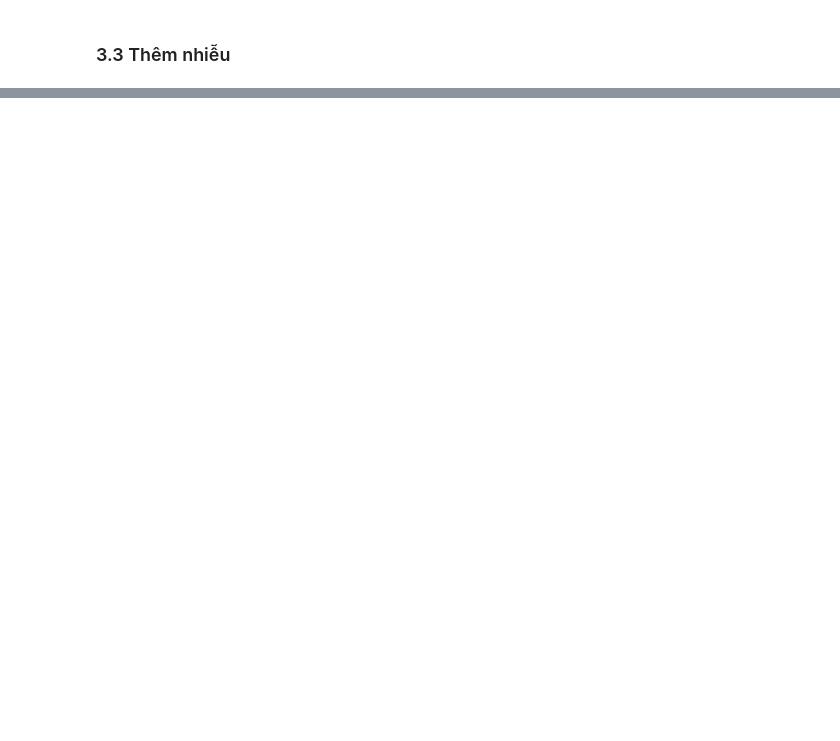
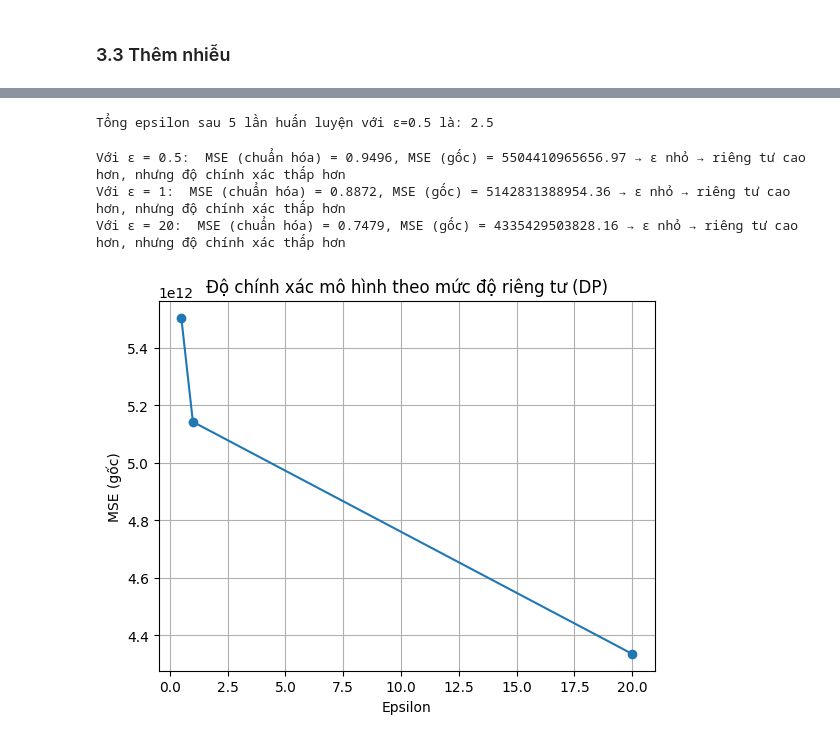
Before and after one commit to Thoai-Teddy/DP---FinalProject, a Jupyter notebook: Source.ipynb, the cells around one changed output, grey strips where cells are left out. Saved outputs shown, nothing was run; the diff lists cells and outputs as text; code cells hidden in the pictures; blank space fills up the shorter version.

```diff
--- a/Source.ipynb
+++ b/Source.ipynb
@@ -67,9 +71,15 @@ for col in ['Engine', 'Max Power', 'Max Torque']:
 categorical_cols = ['Make', 'Model', 'Fuel Type', 'Transmission', 'Location',
                     'Color', 'Owner', 'Seller Type', 'Drivetrain']
 mappings = {}
+# Lưu mode để xử lý NaN trong test
+categorical_modes = {}
+categorical_means = {}
+categorical_stds = {}
+train_data_means = {}
+train_data_stds = {}
 
-print("Missing before fill:")
-print(train_data[categorical_cols].isna().sum())
+# print("Missing before fill:")
+# print(train_data[categorical_cols].isna().sum())
 
 # Với categorical NaN -> Điền thiếu bằng mode (giá trị xuất hiện nhiều nhất)
 for col in categorical_cols:
@@ -79,7 +89,8 @@ for col in categorical_cols:
 # In ra giá trị được fill
 for col in categorical_cols:
     mode = train_data[col].mode()[0]
-    print(f"Mode of {col}: {mode}")
+    categorical_modes[col] = mode
+    # print(f"Mode of {col}: {mode}")
 
 # Label encoding
 for col in categorical_cols:
@@ -91,22 +102,24 @@ for col in categorical_cols:
     std = train_data[col].std()
     if std == 0:
         std = 1e-8  # tránh chia 0
+    categorical_means[col] = mean
+    categorical_stds[col] = std
     train_data[col] = (train_data[col] - mean) / std
 
 # Với numeric NaN -> trung bình cột train
 numeric_cols = ['Year', 'Kilometer', 'Engine', 'Max Power', 'Max Torque',
                 'Length', 'Width', 'Height', 'Seating Capacity', 'Fuel Tank Capacity']
-for col in numeric_cols:
-    mean = train_data[col].mean()
-    train_data[col] = train_data[col].fillna(mean)
 
-# Bước 4: Chuẩn hóa dữ liệu numeric
 for col in numeric_cols:
     mean = train_data[col].mean()
     std = train_data[col].std()
     if std == 0:
-        std = 1e-8  # tránh chia 0
+        std = 1e-8
+    train_data_means[col] = mean
+    train_data_stds[col] = std
+    train_data[col] = train_data[col].fillna(mean)
     train_data[col] = (train_data[col] - mean) / std
+
 
 # Bước 5: Tách X và Y
 y_train = train_data['Price']
@@ -116,6 +129,9 @@ print("Sau khi tiển xử lý dữ liệu cho train_data: ")
 
 print("Train.shape = ", X_train.shape)
 print("Các cột trong X_train:", list(X_train.columns))
+print("Tổng số cột trong X_train:", len(X_train.columns))
 print("\n 5 dòng đầu trong X_train đã xử lý:\n")
+pd.set_option('display.max_columns', None)  # Hiện tất cả các cột
+pd.set_option('display.width', 200)         # Tăng chiều rộng hiển thị
 print(X_train.head())
 # %% [output]
@@ -567,0 +642,28 @@ Công thức tốt nhất trên tập test là: Công thức 2
+# %%
+### PRIVACY ACCOUNTANT
+# Tính ε tích lũy nếu huấn luyện mô hình nhiều lần (basic composition)
+def compute_total_epsilon(epsilon_per_iter, n_iter):
+    return epsilon_per_iter * n_iter
+
+# Ví dụ: chạy 5 lần với epsilon = 0.5
+total_eps = compute_total_epsilon(0.5, 5)
+print(f"Tổng epsilon sau 5 lần huấn luyện với ε=0.5 là: {total_eps}")
+# %% [output]
+Tổng epsilon sau 5 lần huấn luyện với ε=0.5 là: 2.5
+# %%
+for eps, mse_scaled, mse_real in results:
+    print(f"Với ε = {eps}:  MSE (chuẩn hóa) = {mse_scaled:.4f}, MSE (gốc) = {mse_real:.2f} → ε nhỏ → riêng tư cao hơn, nhưng độ chính xác thấp hơn")
+# %% [output]
+Với ε = 0.5:  MSE (chuẩn hóa) = 0.9496, MSE (gốc) = 5504410965656.97 → ε nhỏ → riêng tư cao hơn, nhưng độ chính xác thấp hơn
+Với ε = 1:  MSE (chuẩn hóa) = 0.8872, MSE (gốc) = 5142831388954.36 → ε nhỏ → riêng tư cao hơn, nhưng độ chính xác thấp hơn
+Với ε = 20:  MSE (chuẩn hóa) = 0.7479, MSE (gốc) = 4335429503828.16 → ε nhỏ → riêng tư cao hơn, nhưng độ chính xác thấp hơn
+# %%
+### VẼ BIỂU ĐỒ
+plt.plot([r[0] for r in results], [r[2] for r in results], marker='o')  # dùng MSE gốc để vẽ
+plt.xlabel('Epsilon')
+plt.ylabel('MSE (gốc)')
+plt.title('Độ chính xác mô hình theo mức độ riêng tư (DP)')
+plt.grid(True)
+plt.show()
+# %% [output]
+[figure, added]
```
Also changed, not shown: parts of 15 cells of this notebook.
